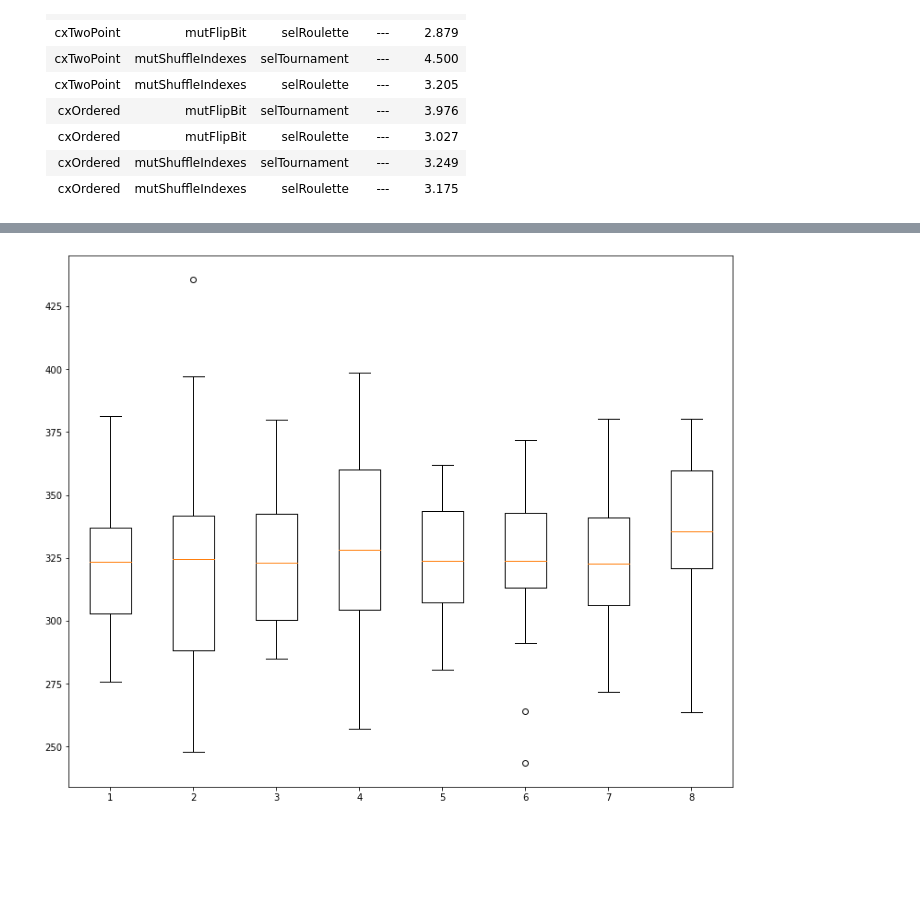
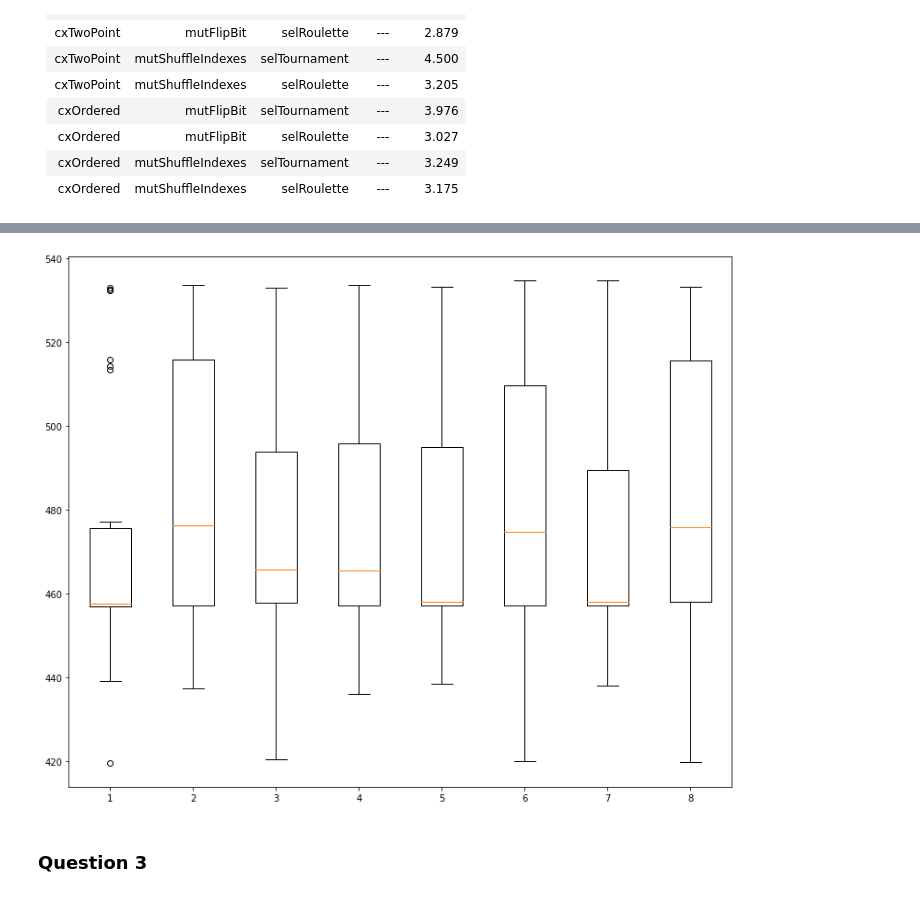
Before and after one commit to grafaelw/1BM120-Assignment14, a Jupyter notebook: Assignment-1/Petrinet.ipynb, the cells around one changed output, grey strips where cells are left out. Saved outputs shown, nothing was run; the diff lists cells and outputs as text; code cells hidden in the pictures; blank space fills up the shorter version.

Commit message:
Revised Question 2

```diff
--- a/Assignment-1/Petrinet.ipynb
+++ b/Assignment-1/Petrinet.ipynb
@@ -323,7 +324,6 @@ LIST_HYPPARAM = [
 [toolbox.register("mate", tools.cxOrdered), toolbox.register("mutate", tools.mutShuffleIndexes, indpb=0.05), toolbox.register("select", tools.selRoulette)]
 ]
 # %%
-
 # set up the GA parameters
 POPULATION_SIZE = 50
 P_CROSSOVER = 0.9  # probability for crossover
@@ -331,13 +331,6 @@ P_MUTATION = 0.1   # probability for mutation
 MAX_GENERATIONS = 100
 HALL_OF_FAME_SIZE = 10
 
-# set the random seed for reproducibility
-RANDOM_SEED = 42
-random.seed(RANDOM_SEED)
-
-# Define the fitness function and the creator for individuals and population
-# creator.create("FitnessMax", base.Fitness, weights=(1.0,))
-# creator.create("Individual", list, fitness=creator.FitnessMax)
 
 # Initialize the hall of fame
 hof = tools.HallOfFame(HALL_OF_FAME_SIZE)
@@ -358,13 +351,16 @@ for i in range(0, len(LIST_HYPPARAM)):
         pop = toolbox.population(n=POPULATION_SIZE)
         pop, logbook = algorithms.eaSimple(pop, toolbox, cxpb=P_CROSSOVER, mutpb=P_MUTATION,
                                            ngen=MAX_GENERATIONS, stats=stats, halloffame=hof, verbose=False)
-        temp = np.max(logbook.select("min")) # Temporary best fitness
+        temp = np.max(logbook.select("max")) # Temporary best fitness
         BEST_FITNESS[j][i] = temp
     end_time = time.time()
     TIME_LIST.append(end_time - start_time)
 
 ## Get the best individual
 # best_individual = hof[0]
+
+print("Time Elapsed (seconds): ", [round(elem, 3) for elem in TIME_LIST])
+print("ABF = ", [round(elem, 3) for elem in np.mean(BEST_FITNESS, axis=0)])
 
 fig = plt.figure(figsize =(10, 8))
 # Creating axes instance
@@ -377 +375,3 @@ plt.show()
-[figure, old version]
+[figure, new version]
+# %% [markdown]
+### Question 3
```
Also changed, not shown: parts of 3 cells of this notebook.
